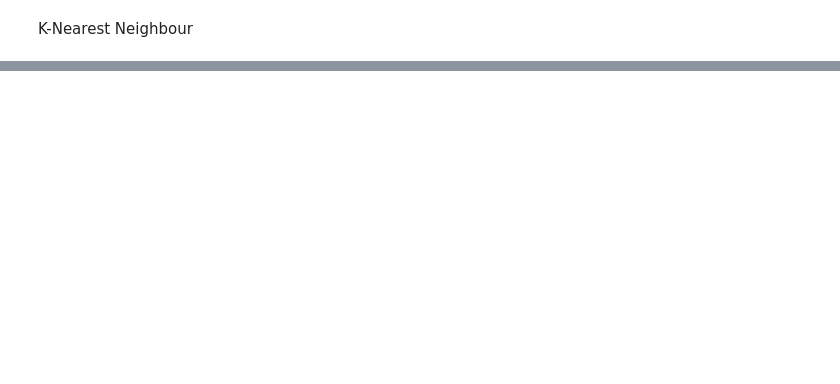
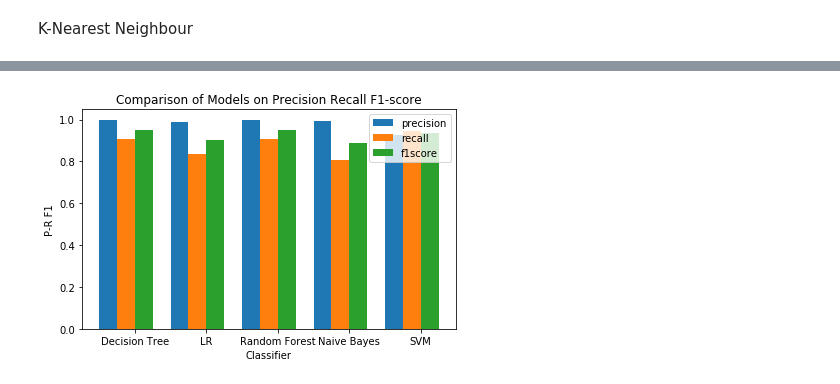
Before and after one commit to huyi-huwangyang/CMPE255-group1-project, a Jupyter notebook: Network_Intrusion_Integrated.ipynb, the cells around one changed output, grey strips where cells are left out. Saved outputs shown, nothing was run; the diff lists cells and outputs as text; code cells hidden in the pictures; blank space fills up the shorter version.

```diff
--- a/Network_Intrusion_Integrated.ipynb
+++ b/Network_Intrusion_Integrated.ipynb
@@ -731,0 +760,23 @@ result_metric
+# %%
+labels = ['Decision Tree', 'LR', 'Random Forest', 'Naive Bayes', 'SVM']
+precision = [0.998619, 0.988864, 0.998781, 0.993491, 0.926190]
+recall = [0.906914, 0.833946, 0.905896, 0.806366, 0.947695]
+f1score = [0.950560, 0.904822, 0.950073, 0.890201, 0.936819]
+x = np.arange(len(labels))  # the label locations
+width = 0.25  # the width of the bars
+
+fig, ax = plt.subplots()
+rects1 = ax.bar(x - 3*width/2, precision, width, label='precision')
+rects2 = ax.bar(x - width/2, recall, width, label='recall')
+rects2 = ax.bar(x + width/2, f1score, width, label='f1score')
+
+ax.set_xlabel('Classifier')
+ax.set_ylabel('P-R F1')
+ax.set_title('Comparison of Models on Precision Recall F1-score')
+ax.set_xticks(x)
+ax.set_xticklabels(labels)
+ax.legend()
+fig.tight_layout()
+plt.show()
+# %% [output]
+[figure, added]
```
Also changed, not shown: parts of 14 cells of this notebook.
